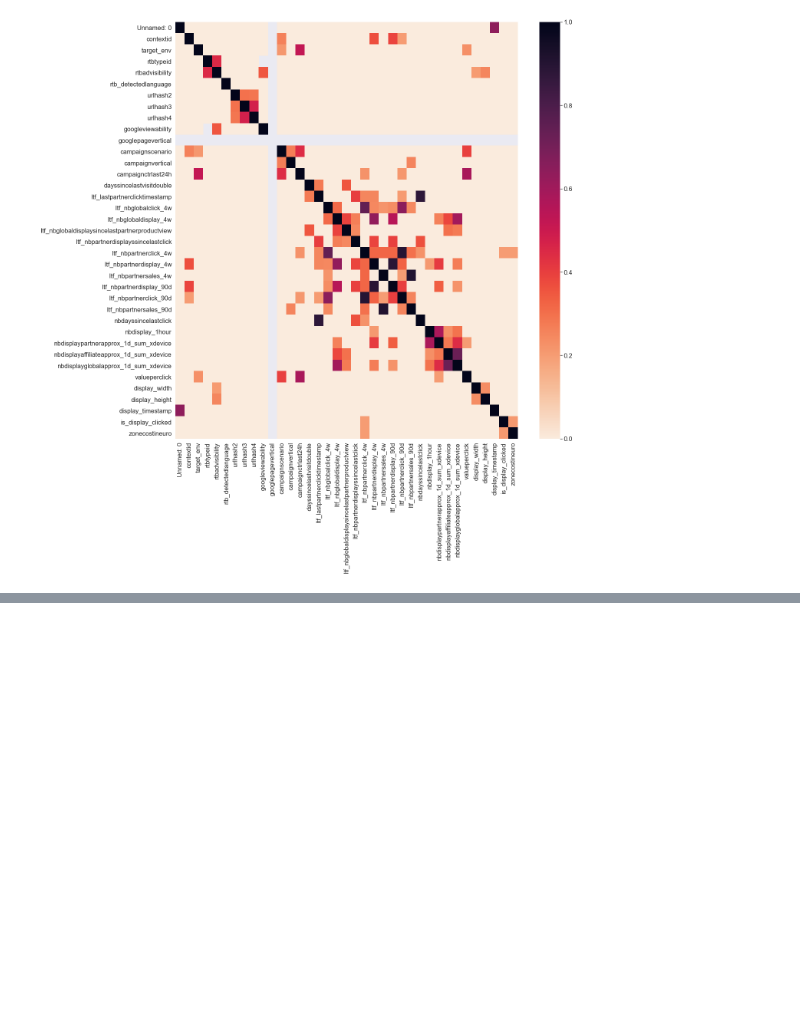
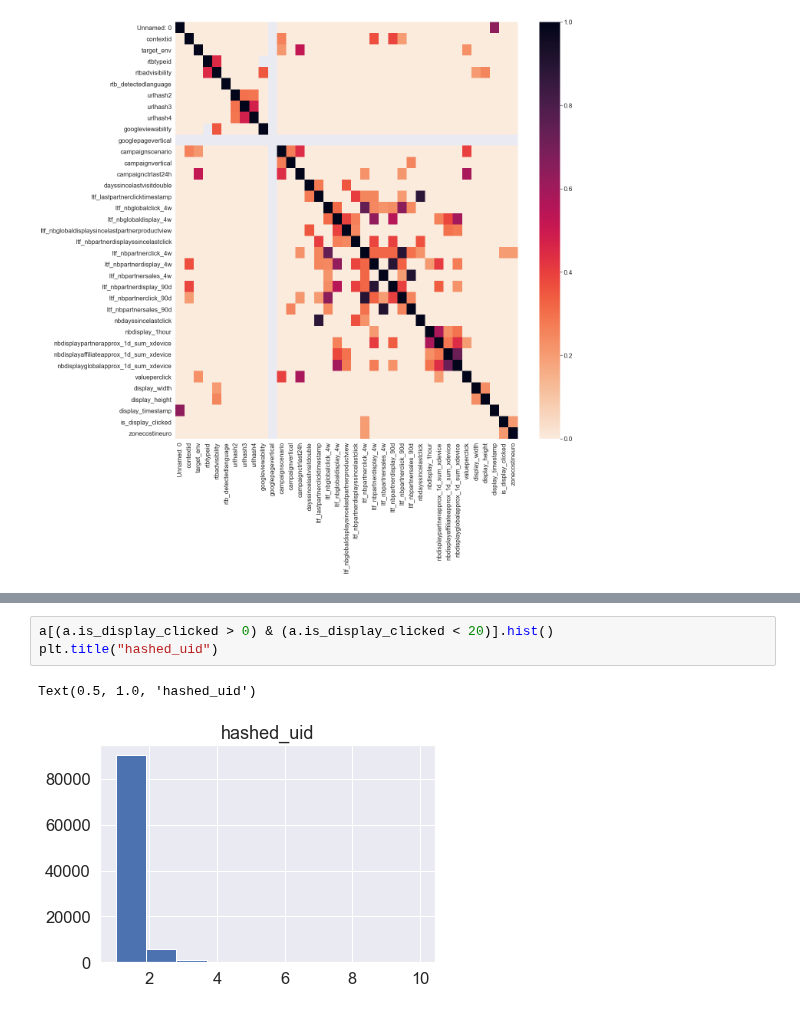
Before and after one commit to baptiste-pasquier/statapp, a Jupyter notebook: analyse_desc.ipynb, the cells around one changed output, grey strips where cells are left out. Saved outputs shown, nothing was run; the diff lists cells and outputs as text; blank space fills up the shorter version.

```diff
--- a/analyse_desc.ipynb
+++ b/analyse_desc.ipynb
@@ -86,0 +158,6 @@ plt.show()
+# %%
+a[(a.is_display_clicked > 0) & (a.is_display_clicked < 20)].hist()
+plt.title("hashed_uid")
+# %% [output]
+Text(0.5, 1.0, 'hashed_uid')
+[figure, added]
```
Also changed, not shown: parts of 10 cells of this notebook.
